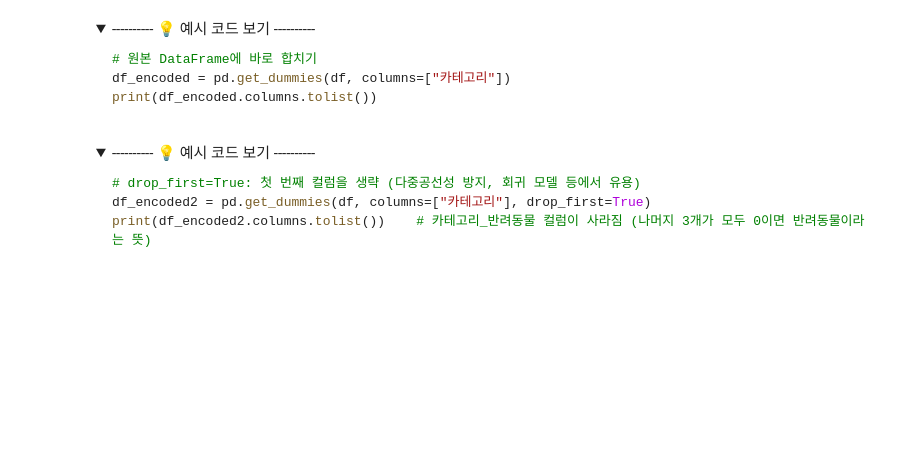
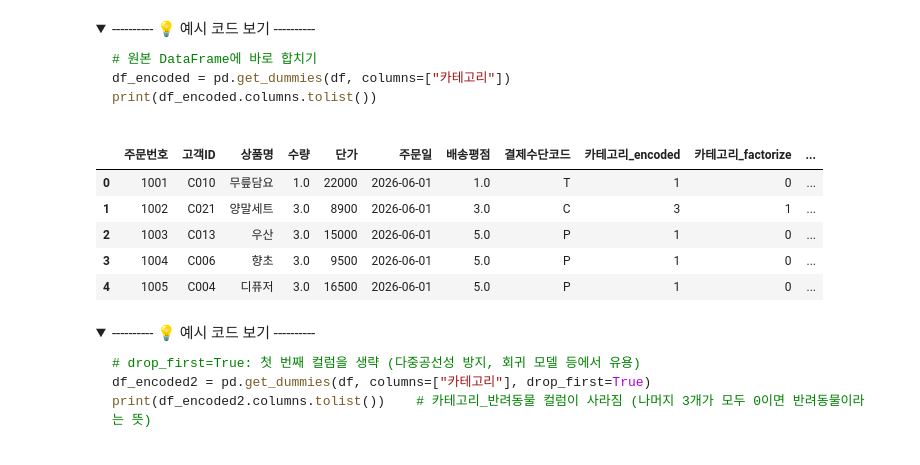
Before and after one commit to qnrPwjd/EST_AI_Challengers_Code, a Jupyter notebook: Week2/CH10_특성엔지니어링_데이터수집.ipynb, the cells around one changed output. Saved outputs shown, nothing was run; the diff lists cells and outputs as text; code cells hidden in the pictures; folded sections open; blank space fills up the shorter version.

```diff
--- a/Week2/CH10_특성엔지니어링_데이터수집.ipynb
+++ b/Week2/CH10_특성엔지니어링_데이터수집.ipynb
@@ -134,3 +144,11 @@ print(le.classes_)     # 어떤 순서로 숫자가 매겨졌는지 확인
 </details>
 # %%
 # 코드 입력
+from sklearn.preprocessing import LabelEncoder
+
+le = LabelEncoder()
+
+df['카테고리_encoded'] = le.fit_transform(df['카테고리'])
+df.head()
+
+print(le.classes_)
@@ -216,6 +272,16 @@ print(df_encoded.columns.tolist())
 </details>
 # %%
 # 원본 DataFrame에 바로 합치기
+df_encoded = pd.get_dummies(df, columns = ['카테고리'])
+
+df_encoded.head()
+# %% [output]
+|  | 주문번호 | 고객ID | 상품명 | 수량 | 단가 | 주문일 | 배송평점 | 결제수단코드 | 카테고리_encoded | 카테고리_factorize | ... |
+| 0 | 1001 | C010 | 무릎담요 | 1.0 | 22000 | 2026-06-01 | 1.0 | T | 1 | 0 | ... |
+| 1 | 1002 | C021 | 양말세트 | 3.0 | 8900 | 2026-06-01 | 3.0 | C | 3 | 1 | ... |
+| 2 | 1003 | C013 | 우산 | 3.0 | 15000 | 2026-06-01 | 5.0 | P | 1 | 0 | ... |
+| 3 | 1004 | C006 | 향초 | 3.0 | 9500 | 2026-06-01 | 5.0 | P | 1 | 0 | ... |
+| 4 | 1005 | C004 | 디퓨저 | 3.0 | 16500 | 2026-06-01 | 5.0 | P | 1 | 0 | ... |
 # %% [markdown]
 <details>
 <summary> ---------- 💡 예시 코드 보기 ---------- </summary>
```
Also changed, not shown: parts of 29 cells of this notebook.
